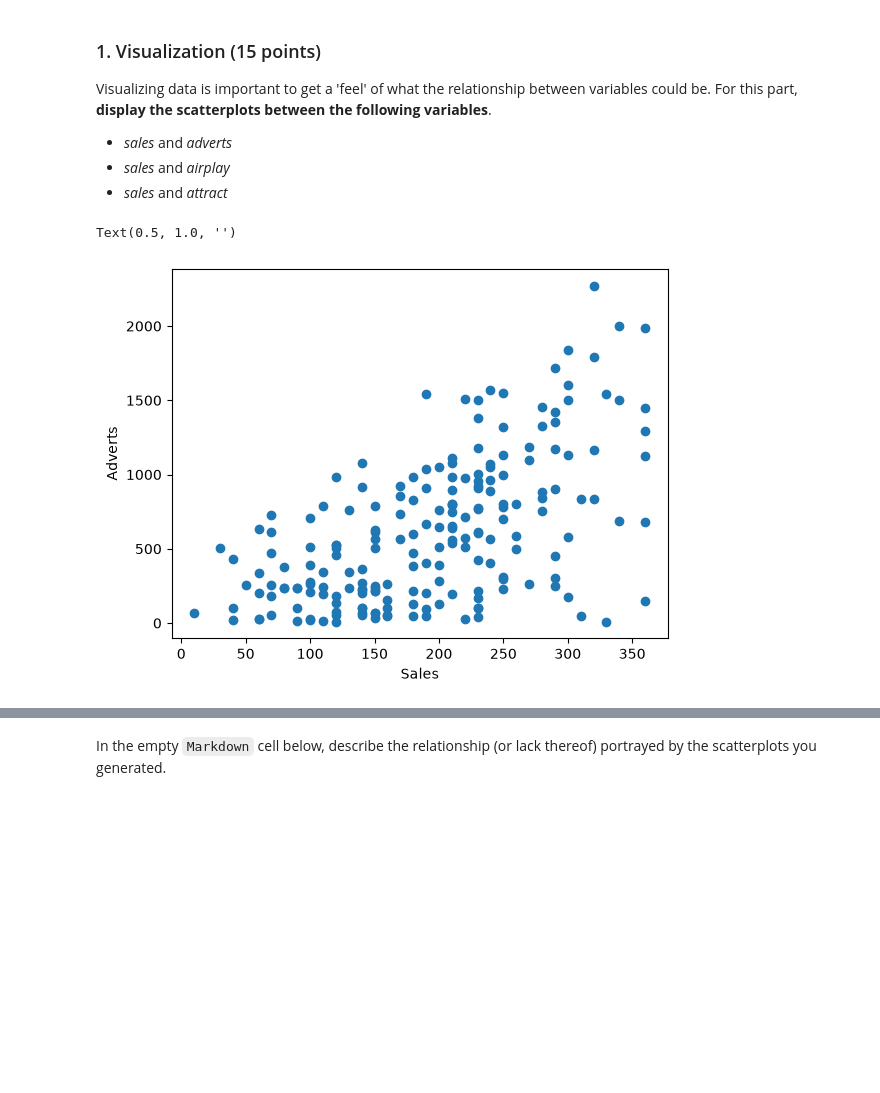
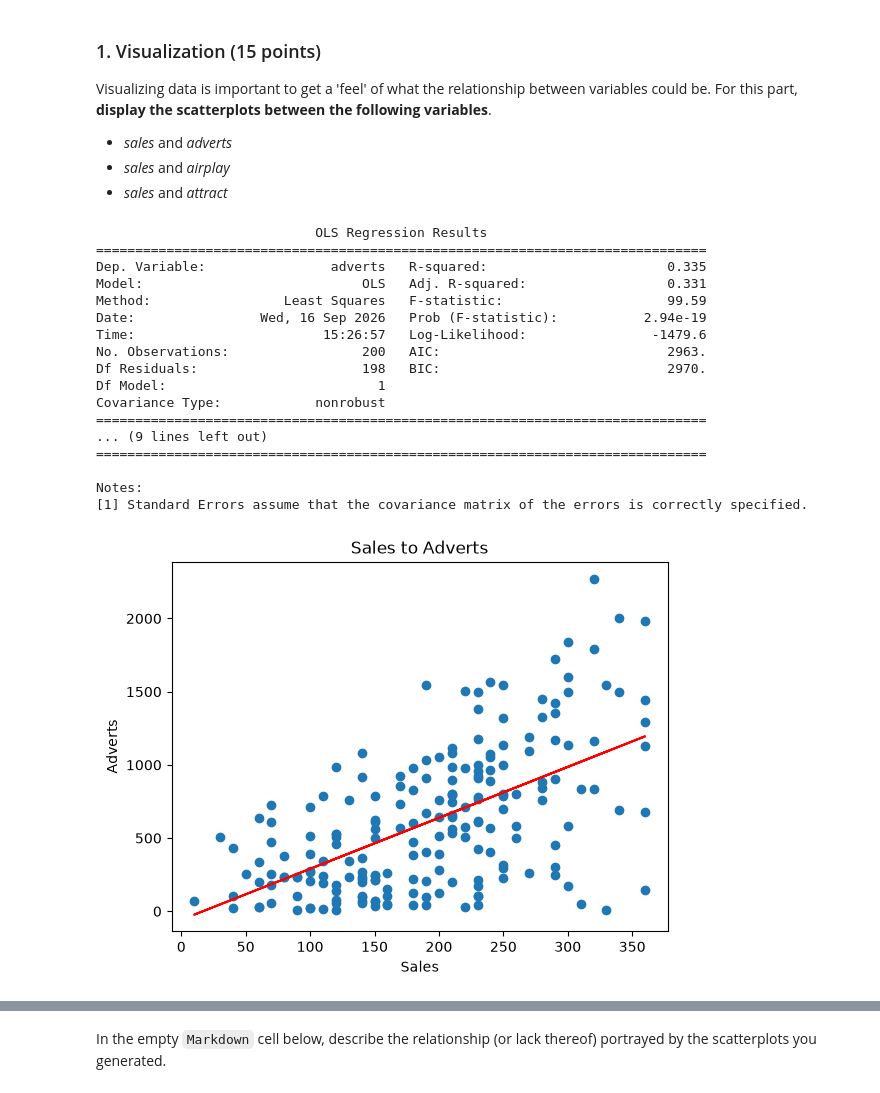
Before and after one commit to aphilipose247/CSCI-4047-800, a Jupyter notebook: Mod04 Regression/Assignment 4/Philipose_Alan_Assignment4.ipynb, the cells around one changed output, grey strips where cells are left out. Drawn from its saved outputs; the diff is of its cells as text; code cells hidden in the pictures; blank space fills up the shorter version.

```diff
--- a/Mod04 Regression/Assignment 4/Philipose_Alan_Assignment4.ipynb
+++ b/Mod04 Regression/Assignment 4/Philipose_Alan_Assignment4.ipynb
@@ -17,24 +17,49 @@ Visualizing data is important to get a 'feel' of what the relationship between v
 # %%
 # Code here
 
 import pandas as pd
 import numpy as np
 import matplotlib.pyplot as plt
 import statsmodels.api as sm
 
 df = pd.read_csv("./album_sales.csv")
 
 
 df.head()
 
 # df.describe()
 
+x = df['sales']
+y = df['adverts']
+x = sm.add_constant(x)
+model = sm.OLS(y, x).fit()
+predictions = model.predict(x) # will be used later
+print(model.summary())
 
 plt.scatter(df['sales'], df['adverts'])
 plt.xlabel("Sales")
 plt.ylabel("Adverts")
-plt.title("")
+plt.title("Sales to Adverts")
+
+plt.plot(x['sales'], predictions, color='red')
+plt.show()
 # %% [output]
-Text(0.5, 1.0, '')
+                            OLS Regression Results
+==============================================================================
+Dep. Variable:                adverts   R-squared:                       0.335
+Model:                            OLS   Adj. R-squared:                  0.331
+Method:                 Least Squares   F-statistic:                     99.59
+Date:                Wed, 16 Sep 2026   Prob (F-statistic):           2.94e-19
+Time:                        15:26:57   Log-Likelihood:                -1479.6
+No. Observations:                 200   AIC:                             2963.
+Df Residuals:                     198   BIC:                             2970.
+Df Model:                           1
+Covariance Type:            nonrobust
+==============================================================================
+... (9 lines left out)
+==============================================================================
+
+Notes:
+[1] Standard Errors assume that the covariance matrix of the errors is correctly specified.
-[figure, old version]
+[figure, new version]
 # %%
```
Also changed, not shown: parts of 3 cells of this notebook.
